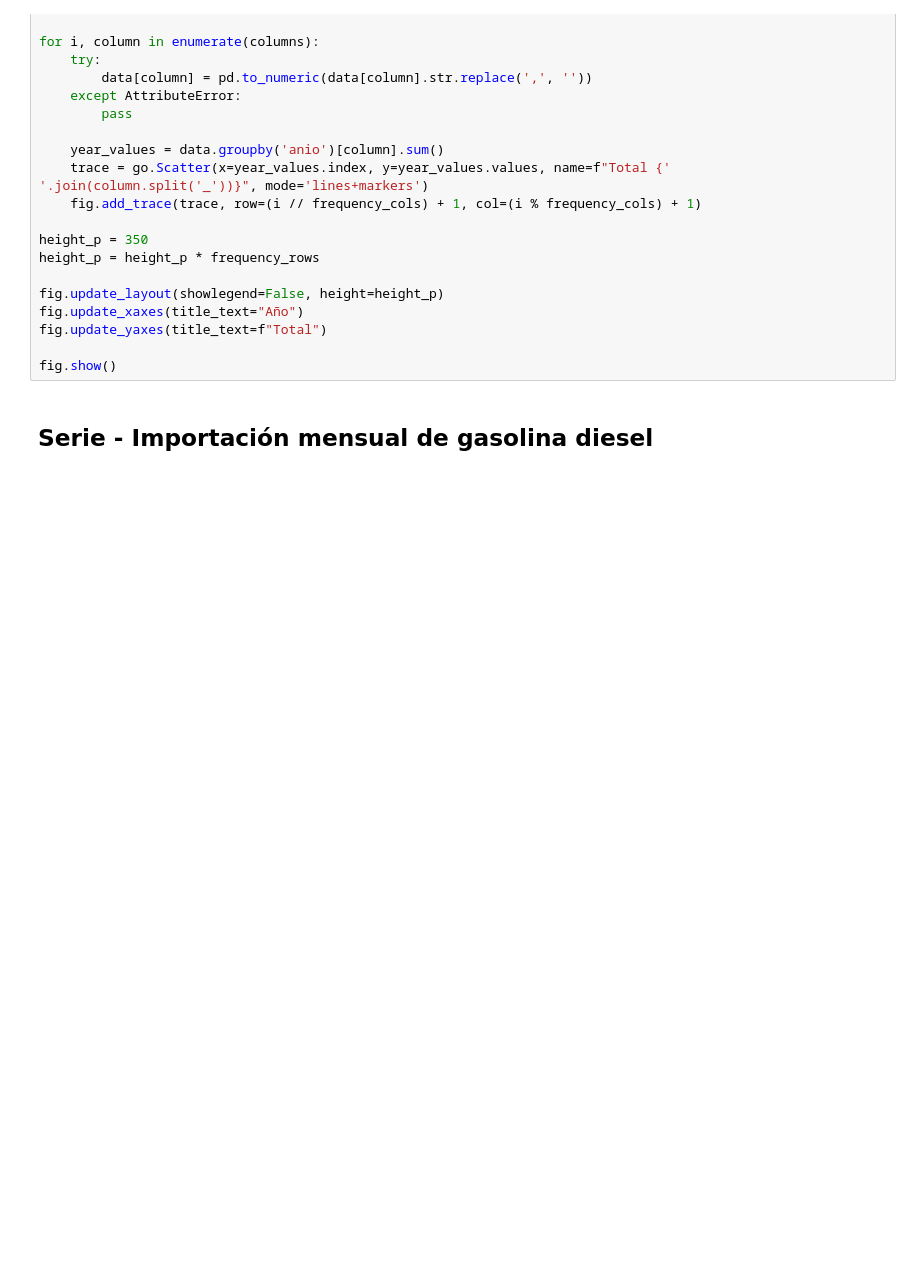
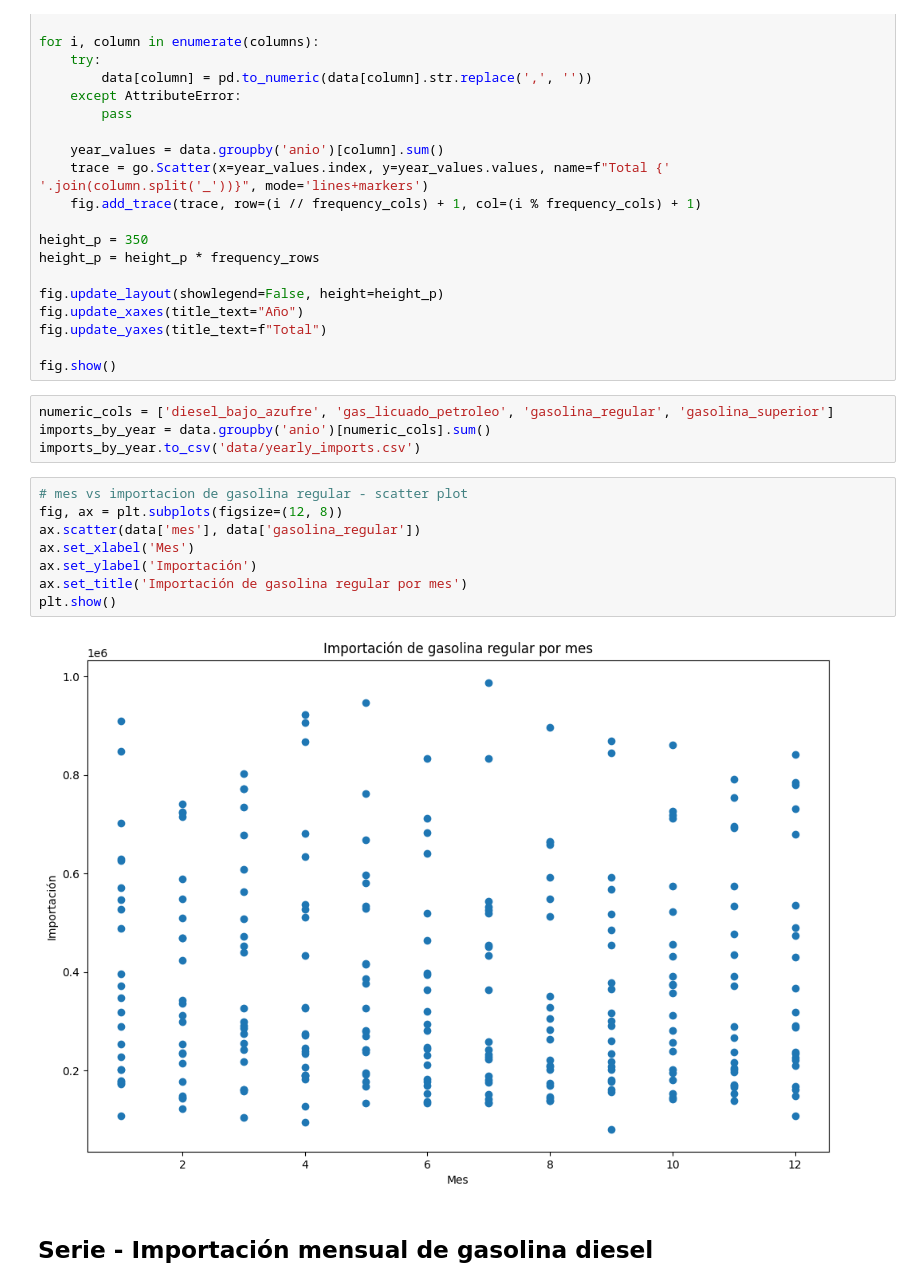
Before and after one commit to MGonza20/Lab2_DataScience, a Jupyter notebook: importaciones.ipynb, the cells around one changed output. Saved outputs shown, nothing was run; the diff lists cells and outputs as text; blank space fills up the shorter version.

Commit message:
generating imports by year .csv

```diff
--- a/importaciones.ipynb
+++ b/importaciones.ipynb
@@ -104,6 +104,20 @@ fig.update_xaxes(title_text="Año")
 fig.update_yaxes(title_text=f"Total")
 
 fig.show()
+# %%
+numeric_cols = ['diesel_bajo_azufre', 'gas_licuado_petroleo', 'gasolina_regular', 'gasolina_superior']
+imports_by_year = data.groupby('anio')[numeric_cols].sum()
+imports_by_year.to_csv('data/yearly_imports.csv')
+# %%
+# mes vs importacion de gasolina regular - scatter plot
+fig, ax = plt.subplots(figsize=(12, 8))
+ax.scatter(data['mes'], data['gasolina_regular'])
+ax.set_xlabel('Mes')
+ax.set_ylabel('Importación')
+ax.set_title('Importación de gasolina regular por mes')
+plt.show()
+# %% [output]
+[figure, added]
 # %% [markdown]
 ## Serie - Importación mensual de gasolina diesel
 # %% [markdown]
```
Also changed, not shown: 1 other file.
